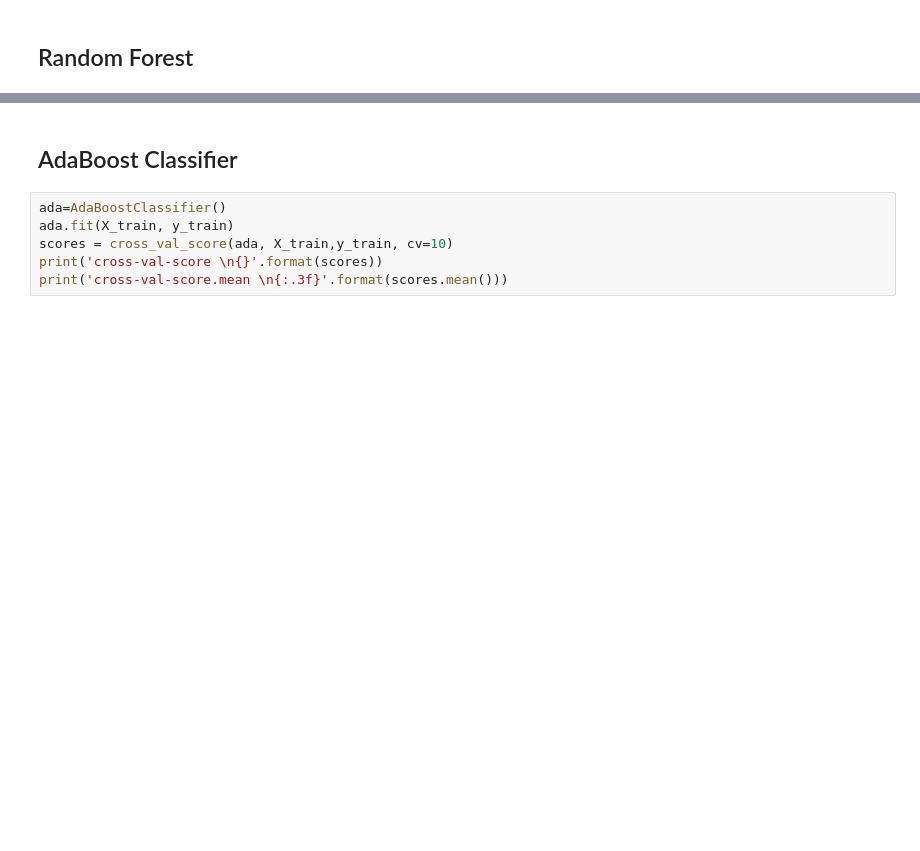
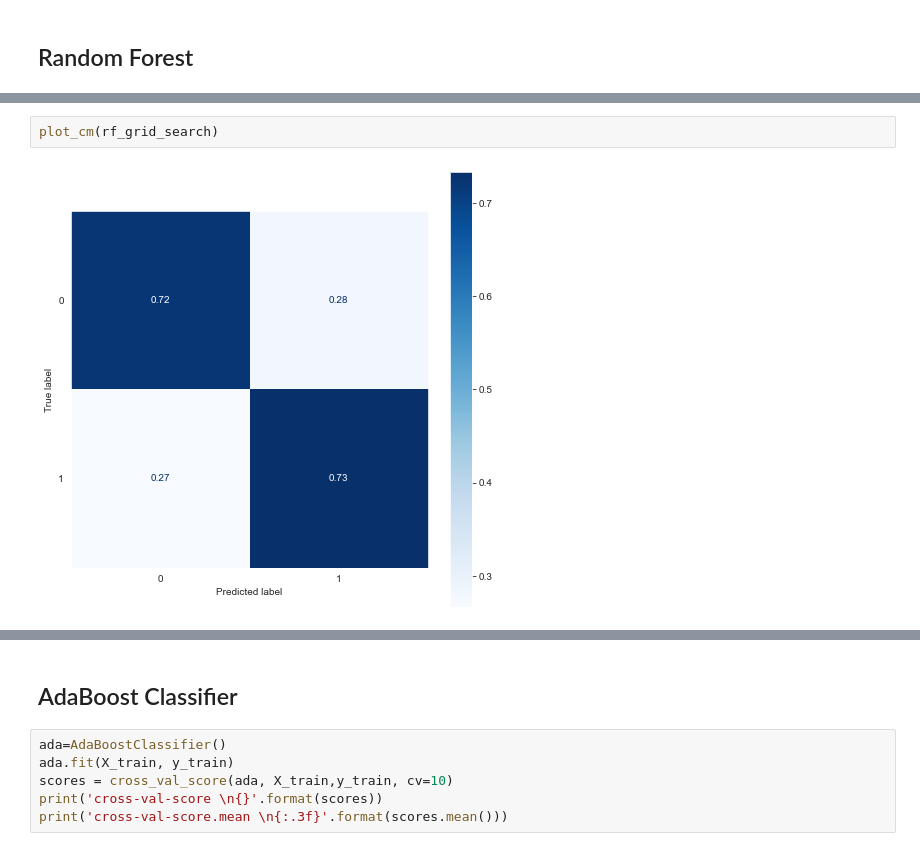
Before and after one commit to Drymander/League-of-Legends-Victory-Classification, a Jupyter notebook: index_OSEMN_plus_mvp.ipynb, the cells around one changed output, grey strips where cells are left out. Cells and saved outputs as stored; diff of their text form; blank space fills up the shorter version.

```diff
--- a/index_OSEMN_plus_mvp.ipynb
+++ b/index_OSEMN_plus_mvp.ipynb
@@ -1232,0 +1307,4 @@ plot_cm(forest)
+# %%
+plot_cm(rf_grid_search)
+# %% [output]
+[figure, added]
```
Also changed, not shown: parts of 87 cells of this notebook.
